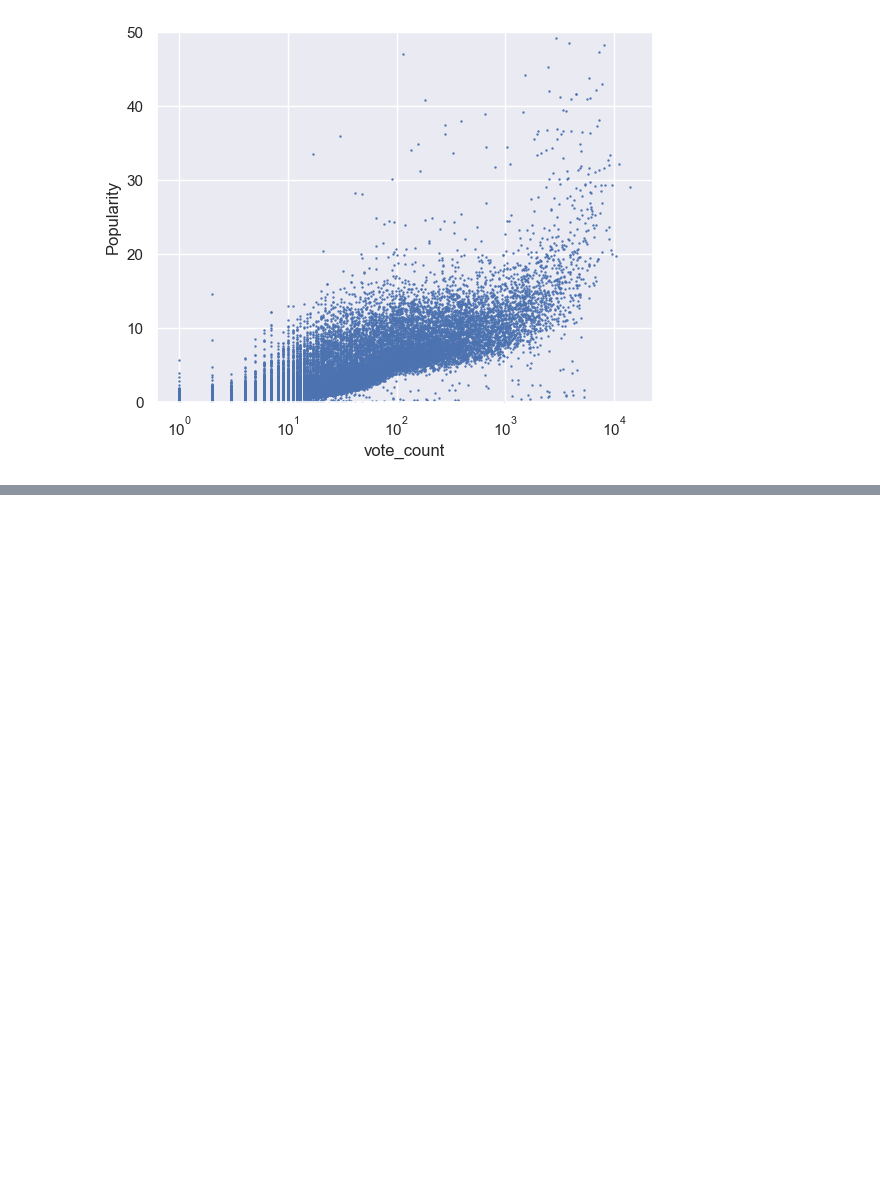
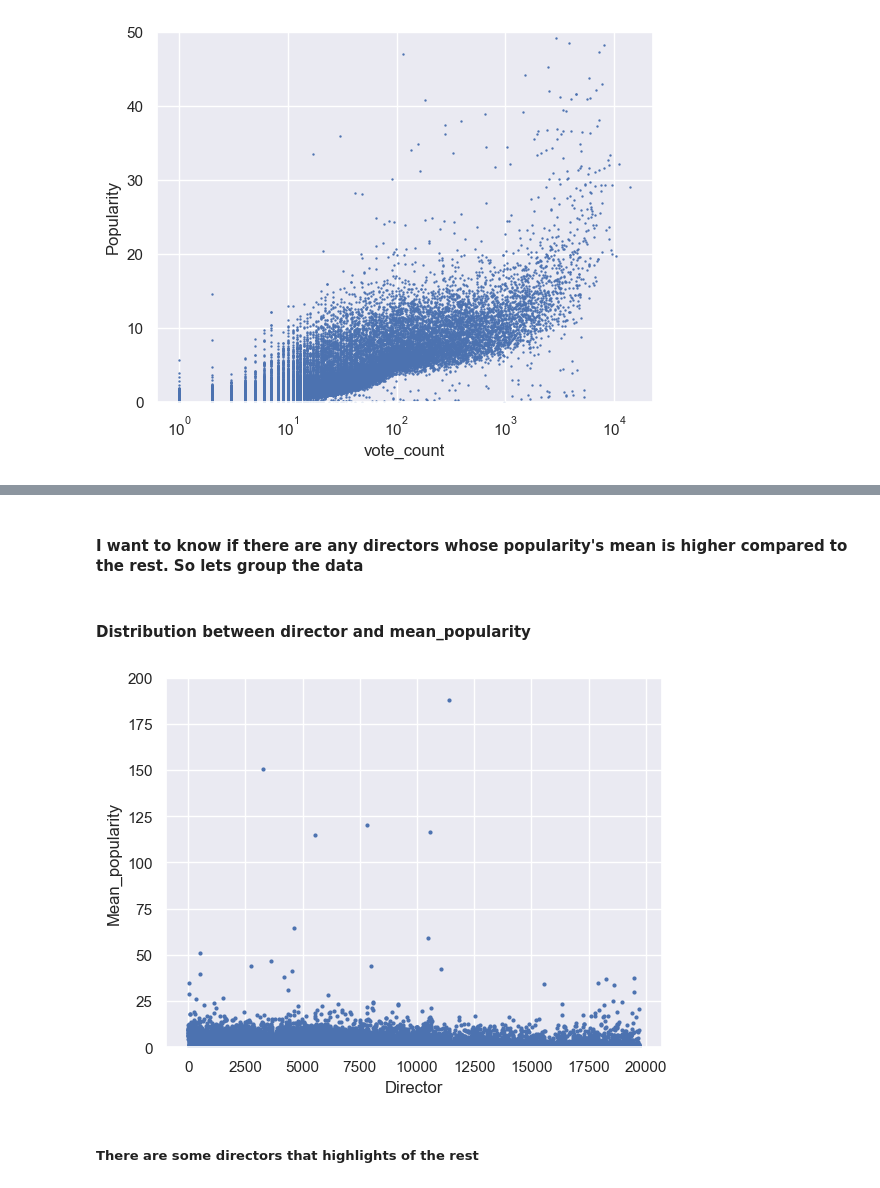
Before and after one commit to whipped-coffee/Brizuela-Leonel-MLOps-Recommendation-System, a Jupyter notebook: EDA.ipynb, the cells around one changed output, grey strips where cells are left out. Cells and saved outputs as stored; diff of their text form; code cells hidden in the pictures; blank space fills up the shorter version.

```diff
--- a/EDA.ipynb
+++ b/EDA.ipynb
@@ -219,0 +271,18 @@ data[['id','title', 'directors', 'genres_list', 'prod_companies', 'vote_average'
+# %% [markdown]
+#### I want to know if there are any directors whose popularity's mean is higher compared to the rest. So lets group the data
+# %%
+director_popularity = eda_data.groupby('director')['popularity'].mean()
+# %% [markdown]
+#### Distribution between director and mean_popularity
+# %%
+sns.set()
+plt.scatter(director_popularity.index, director_popularity.iloc[:], s = 4, )
+
+plt.xlabel('Director')
+
+plt.ylabel('Mean_popularity')
+plt.ylim(0,200);
+# %% [output]
+[figure, added]
+# %% [markdown]
+##### There are some directors that highlights of the rest
```
Also changed, not shown: parts of 99 cells of this notebook, 4 other files.
